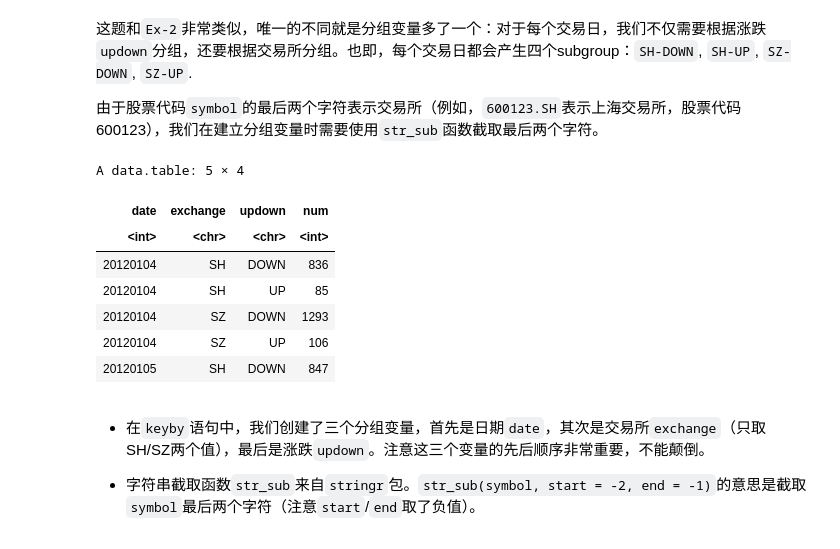
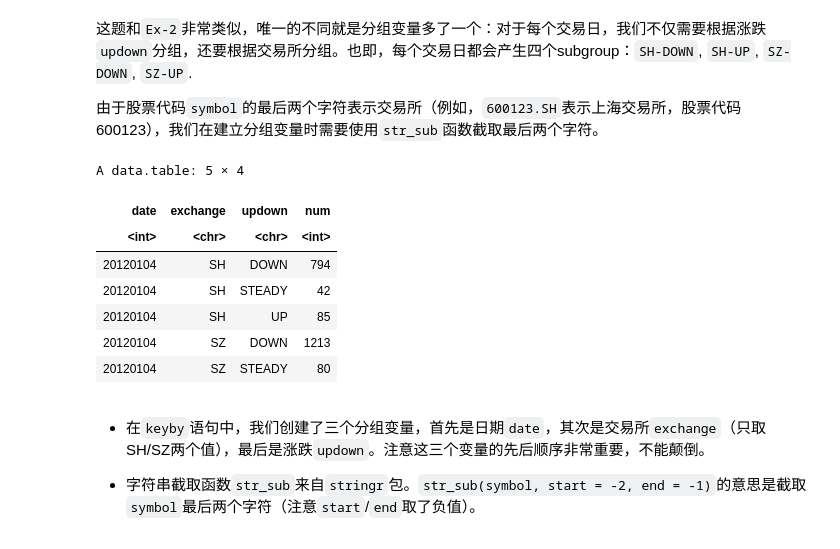
Before and after one commit to Ravin515/r-data-practice, a Jupyter notebook: answer-keys.ipynb, the cells around one changed output. Cells and saved outputs as stored; diff of their text form; code cells hidden in the pictures.

```diff
--- a/answer-keys.ipynb
+++ b/answer-keys.ipynb
@@ -118,18 +119,19 @@ data[, .(num = uniqueN(symbol)), keyby = .(date, updown = ifelse(close - pre_clo
 # %%
 data[, .(num = uniqueN(symbol)),
      keyby = .(date,
                exchange = str_sub(symbol, start = -2, end = -1),
-               updown = ifelse(close - pre_close > 0, "UP", "DOWN"))
+               updown = ifelse(close - pre_close > 0, "UP",
+                        ifelse(close - pre_close < 0, "DOWN", "STEADY")))
     ][1:5]
 # %% [output]
 A data.table: 5 × 4
 | date | exchange | updown | num |
 | <int> | <chr> | <chr> | <int> |
-| 20120104 | SH | DOWN | 836 |
+| 20120104 | SH | DOWN | 794 |
+| 20120104 | SH | STEADY | 42 |
 | 20120104 | SH | UP | 85 |
-| 20120104 | SZ | DOWN | 1293 |
-| 20120104 | SZ | UP | 106 |
-| 20120105 | SH | DOWN | 847 |
+| 20120104 | SZ | DOWN | 1213 |
+| 20120104 | SZ | STEADY | 80 |
 # %% [markdown]
 - 在`keyby`语句中，我们创建了三个分组变量，首先是日期`date`，其次是交易所`exchange`（只取SH/SZ两个值），最后是涨跌`updown`。注意这三个变量的先后顺序非常重要，不能颠倒。
 
```
Also changed, not shown: parts of 5 cells of this notebook, 2 other files.
